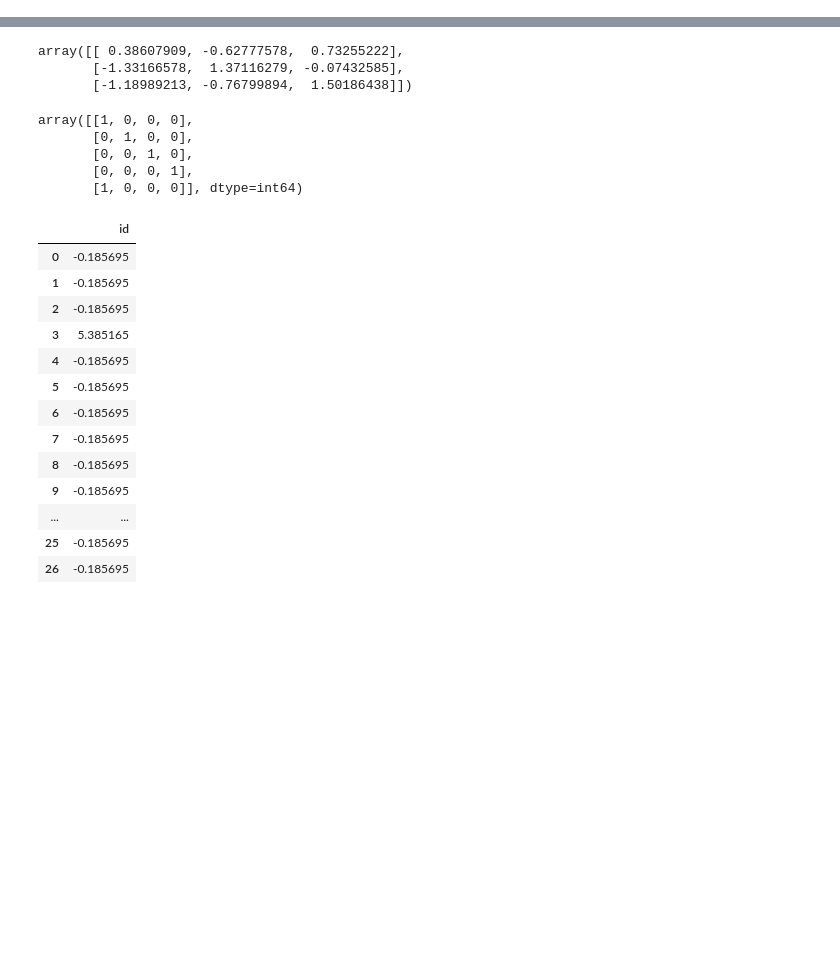
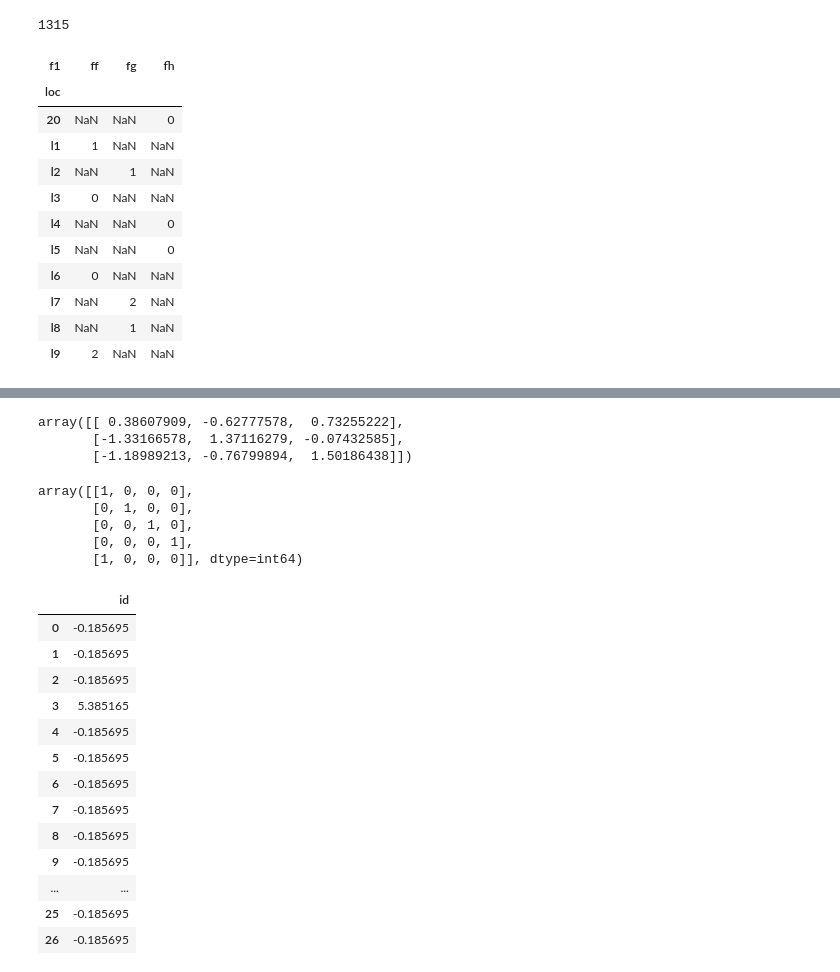
Before and after one commit to blackwhitehere/telstra, a Jupyter notebook: worksheet.ipynb, the cells around one changed output, grey strips where cells are left out. Cells and saved outputs as stored; diff of their text form; code cells hidden in the pictures; blank space fills up the shorter version.

```diff
--- a/worksheet.ipynb
+++ b/worksheet.ipynb
@@ -6,5 +47,30 @@ import matplotlib.pyplot as plt
+# %%
+len(ds['train']['location'].unique())+len(ds['feature']['log_feature'].unique())
+# %% [output]
+1315
 # %%
 #other imports
 from sklearn.feature_extraction.text import CountVectorizer
 from sklearn import preprocessing as pre
 from numpy import random as r
+# %%
+df=pd.DataFrame({'fs':[1,1,0,0,0,0,2,1,2,0],
+                 'loc':['l1','l2','l3','l4','l5','l6','l7','l8','l9','20'],
+                 'f1':['ff','fg','ff','fh','fh','ff','fg','fg','ff','fh'],
+                 'f2':['aa','az','aa','ab','ab','aa','az','az','ab','az']
+                 }
+                )
+df.pivot(index='loc',columns='f1',values='fs')
+# %% [output]
+| f1 | ff | fg | fh |
+| loc |  |  |  |
+| 20 | NaN | NaN | 0 |
+| l1 | 1 | NaN | NaN |
+| l2 | NaN | 1 | NaN |
+| l3 | 0 | NaN | NaN |
+| l4 | NaN | NaN | 0 |
+| l5 | NaN | NaN | 0 |
+| l6 | 0 | NaN | NaN |
+| l7 | NaN | 2 | NaN |
+| l8 | NaN | 1 | NaN |
+| l9 | 2 | NaN | NaN |
```
Also changed, not shown: parts of 7 cells of this notebook, 5 other files.
